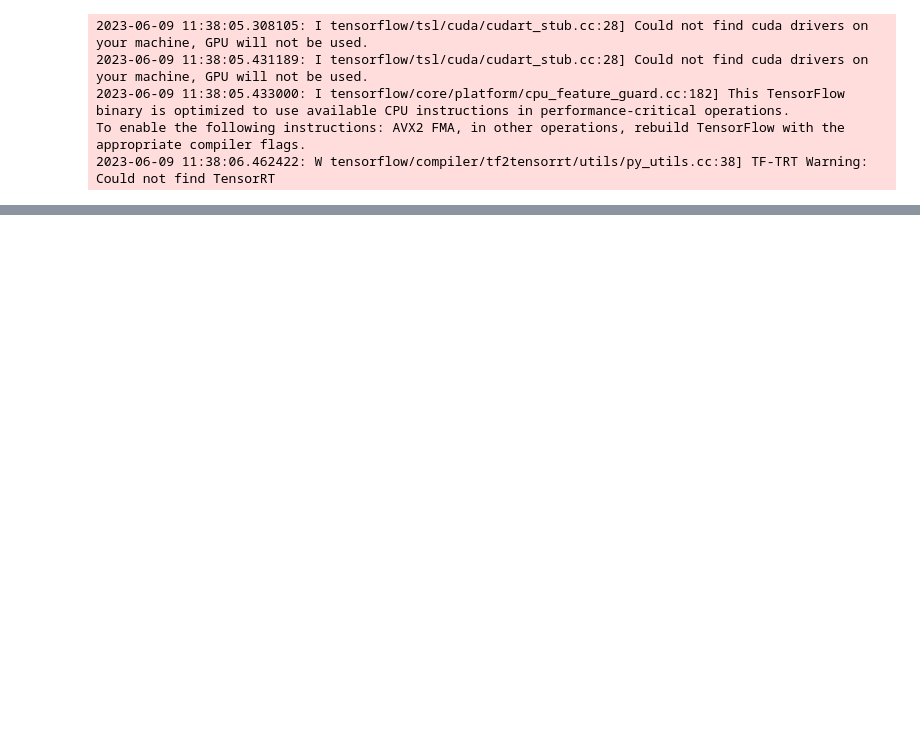
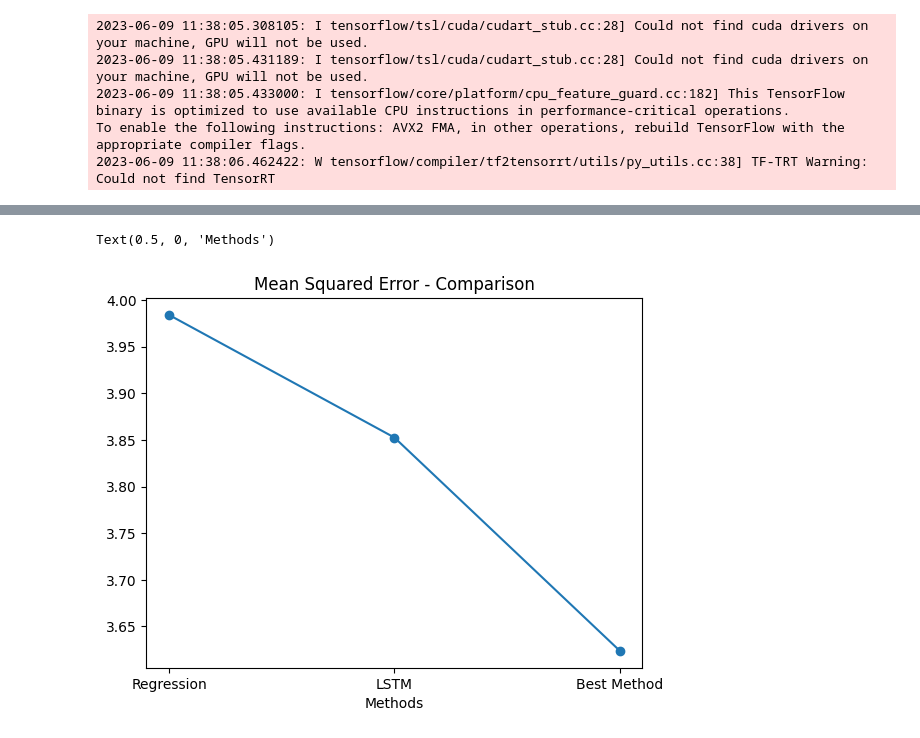
Before and after one commit to FlipGoncalves/BikeSharingDeepLearning, a Jupyter notebook: FinalModels/finalModelStationsKFold.ipynb, the cells around one changed output, grey strips where cells are left out. Cells and saved outputs as stored; diff of their text form; code cells hidden in the pictures; blank space fills up the shorter version.

```diff
--- a/FinalModels/finalModelStationsKFold.ipynb
+++ b/FinalModels/finalModelStationsKFold.ipynb
@@ -73,4 +136,7 @@ print('------------------------------------------------------------------------'
 # %%
-plt.plot(["Regression", "LSTM", "Best Method"], [3.9839102446556587, 3.8524561882019044, _], marker="o")
+plt.plot(["Regression", "LSTM", "Best Method"], [3.9839102446556587, 3.8524561882019044, 3.6238197565078734], marker="o")
 plt.title("Mean Squared Error - Comparison")
 plt.xlabel("Methods")
+# %% [output]
+Text(0.5, 0, 'Methods')
+[figure, added]
```
Also changed, not shown: parts of 1 cell of this notebook, 3 other files.
